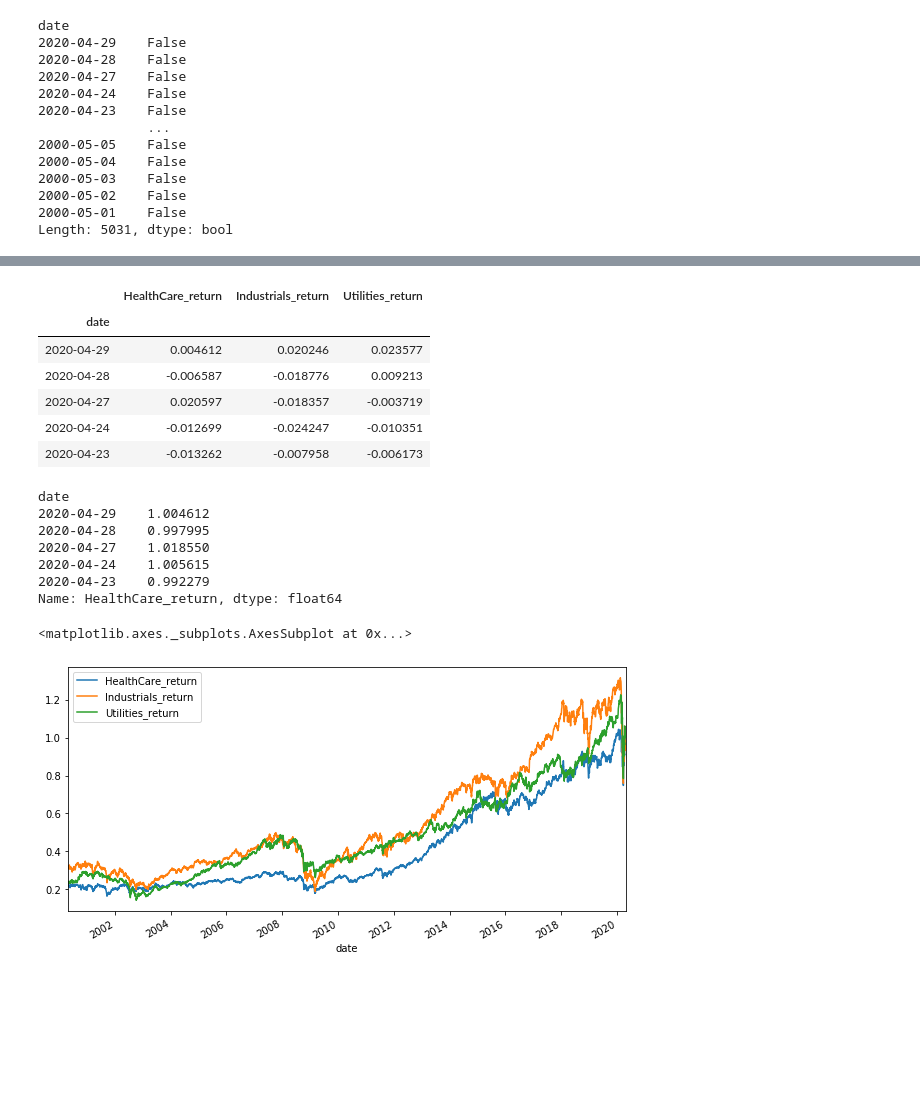
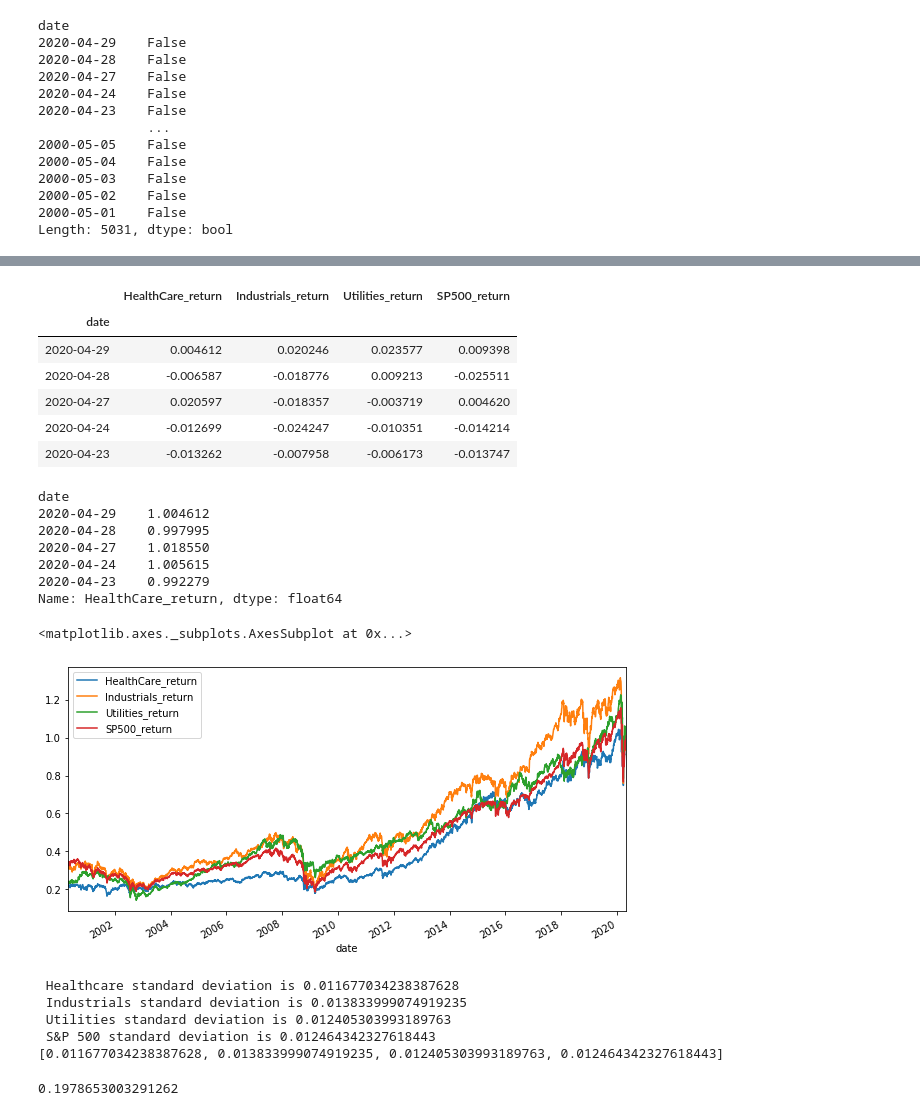
Before and after one commit to bkayratkyzy/Monte_Carlo_Simulations, a Jupyter notebook: notebooks/gabriel.ipynb, the cells around one changed output, grey strips where cells are left out. Drawn from its saved outputs; the diff is of its cells as text; code cells hidden in the pictures; blank space fills up the shorter version.

```diff
--- a/notebooks/gabriel.ipynb
+++ b/notebooks/gabriel.ipynb
@@ -78,6 +83,6 @@ concat_df.head()
 # %%
 #Change column names to avoid confusion
-columns = ['HealthCare_close', 'Industrials_close', 'Utilities_close']
+columns = ['HealthCare_close', 'Industrials_close', 'Utilities_close', 'SP500_close']
 concat_df.columns = columns
 concat_df.head()
 # %% [output]
@@ -101,5 +106,9 @@ concat_df['Industrials_return']= daily_returns_industrial
 daily_returns_utilities = utilities_df.pct_change()
 concat_df['Utilities_return']= daily_returns_utilities
 
+#add another column to get daily returnds of SP500
+daily_returns_sp500 = sp500_df.pct_change()
+concat_df['SP500_return']= daily_returns_sp500
+
 concat_df.head()
 # %% [output]
@@ -159,20 +167,21 @@ concat_df.head()
 # %%
 # drop close columns to create dataframe for daily returns
-returns_df = concat_df.drop(columns=['HealthCare_close', 'Industrials_close', 'Utilities_close', 'XLV_return', 'XLI_return', 'XLU_return'])
+returns_df = concat_df.drop(columns=['HealthCare_close', 'Industrials_close', 'Utilities_close', 'SP500_close'])
 returns_df.head()
 # %% [output]
-|  | HealthCare_return | Industrials_return | Utilities_return |
-| date |  |  |  |
-| 2020-04-29 | 0.004612 | 0.020246 | 0.023577 |
-| 2020-04-28 | -0.006587 | -0.018776 | 0.009213 |
-| 2020-04-27 | 0.020597 | -0.018357 | -0.003719 |
-| 2020-04-24 | -0.012699 | -0.024247 | -0.010351 |
-| 2020-04-23 | -0.013262 | -0.007958 | -0.006173 |
+|  | HealthCare_return | Industrials_return | Utilities_return | SP500_return |
+| date |  |  |  |  |
+| 2020-04-29 | 0.004612 | 0.020246 | 0.023577 | 0.009398 |
+| 2020-04-28 | -0.006587 | -0.018776 | 0.009213 | -0.025511 |
+| 2020-04-27 | 0.020597 | -0.018357 | -0.003719 | 0.004620 |
+| 2020-04-24 | -0.012699 | -0.024247 | -0.010351 | -0.014214 |
+| 2020-04-23 | -0.013262 | -0.007958 | -0.006173 | -0.013747 |
 # %%
 # Calculate the cumulative returns using the 'cumprod()' function
 cumulative_returns_health = (1 + returns_df['HealthCare_return']).cumprod()
 cumulative_returns_industrial = (1 + returns_df['Industrials_return']).cumprod()
 cumulative_returns_utilities = (1 + returns_df['Utilities_return']).cumprod()
+cumulative_returns_sp500 = (1 + returns_df['SP500_return']).cumprod()
 # %%
 cumulative_returns_health.head()
 # %% [output]
@@ -186,9 +195,50 @@ Name: HealthCare_return, dtype: float64
 # %%
 #plot cumulative returns
 
 cumulative_returns_health.plot(figsize=(10,5), legend=True)
 cumulative_returns_industrial.plot(figsize=(10,5), legend=True)
 cumulative_returns_utilities.plot(figsize=(10,5), legend=True)
+cumulative_returns_sp500.plot(figsize=(10,5), legend=True)
 # %% [output]
 <matplotlib.axes._subplots.AxesSubplot at 0x...>
-[figure, old version]
+[figure, new version]
+# %%
+# Calculate Standard Deviations for each sector
+HealthCare_std = returns_df['HealthCare_return'].std()
+print(f' Healthcare standard deviation is {HealthCare_std}')
+
+
+Industrials_std = returns_df['Industrials_return'].std()
+print(f' Industrials standard deviation is {Industrials_std}')
+
+Utilities_std = returns_df['Utilities_return'].std()
+print(f' Utilities standard deviation is {Utilities_std}')
+
+SP500_std = returns_df['SP500_return'].std()
+print(f' S&P 500 standard deviation is {SP500_std}')
+
+
+# Identify the sector with highest standard deviation (riskiest)
+sectors = [HealthCare_std, Industrials_std, Utilities_std, SP500_std]
+print(sectors)
+# %% [output]
+ Healthcare standard deviation is 0.011677034238387628
+ Industrials standard deviation is 0.013833999074919235
+ Utilities standard deviation is 0.012405303993189763
+ S&P 500 standard deviation is 0.012464342327618443
+[0.011677034238387628, 0.013833999074919235, 0.012405303993189763, 0.012464342327618443]
+# %%
+# Calculate the annualized standard deviation (252 trading days) for each sector
+annual_HealthCare_std = HealthCare_std * np.sqrt(252)
+annual_HealthCare_std
+
+annual_Industrials_std = Industrials_std * np.sqrt(252)
+annual_Industrials_std
+
+annual_Utilities_std = Utilities_std * np.sqrt(252)
+annual_Utilities_std
+
+annual_SP500_std = SP500_std * np.sqrt(252)
+annual_SP500_std
+# %% [output]
+0.1978653003291262
```
Also changed, not shown: parts of 22 cells of this notebook.
